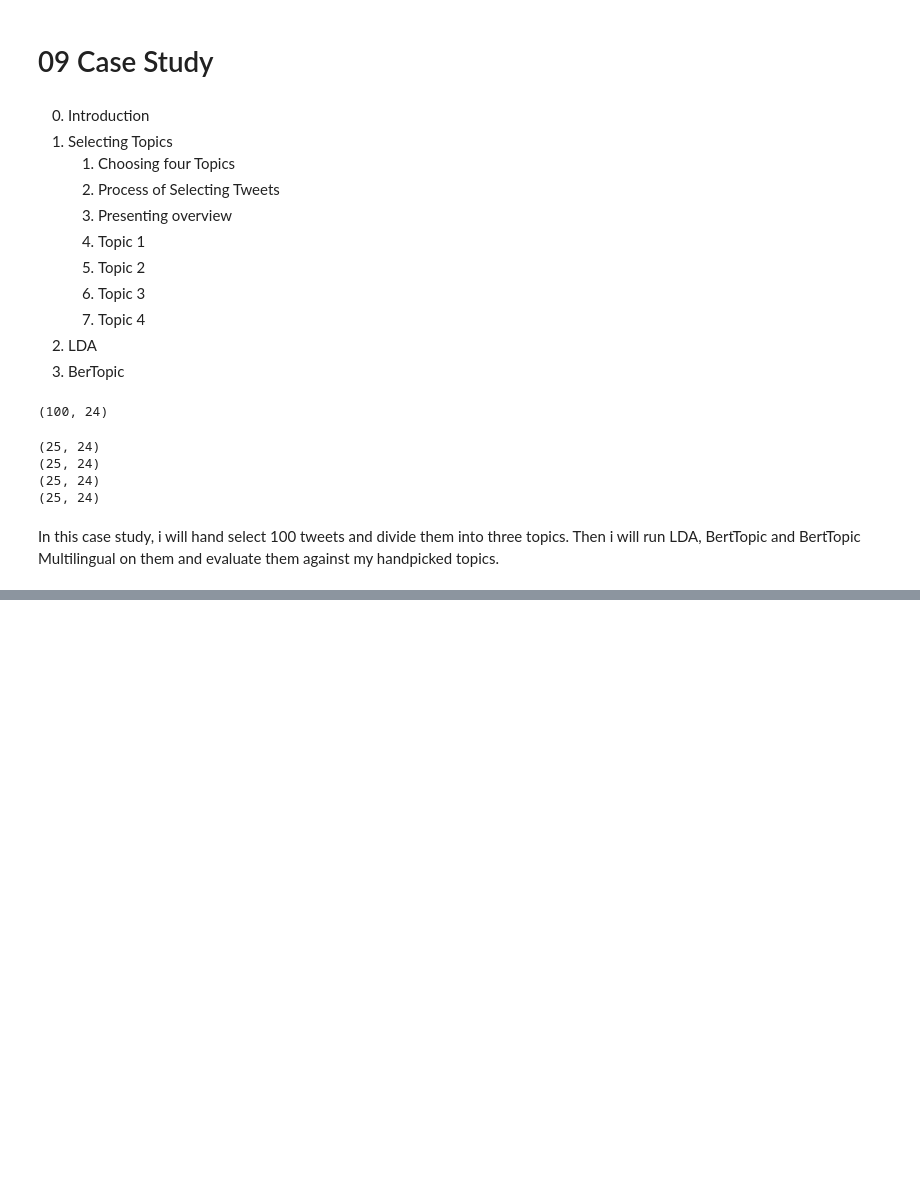
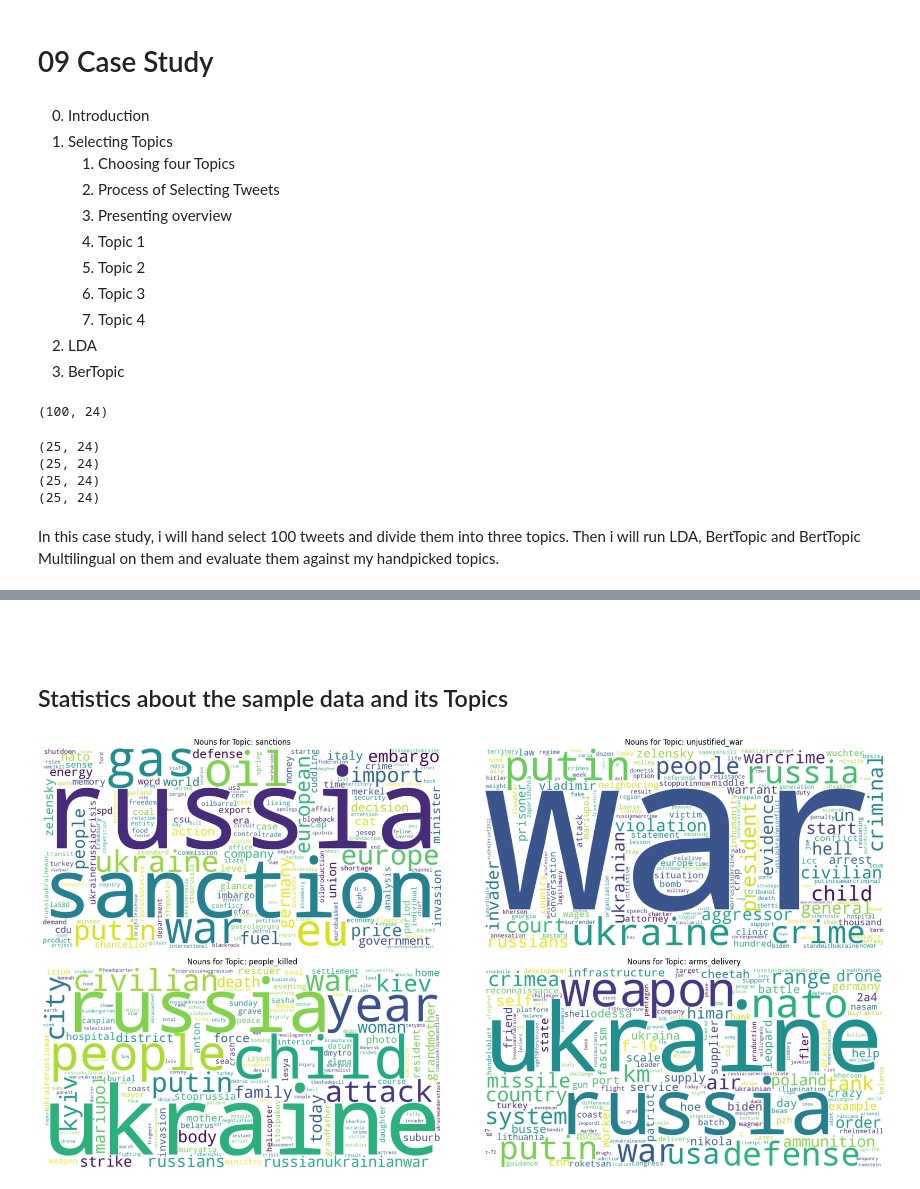
Before and after one commit to Freshpinguin/TopicAnalysisRUWTweets, a Jupyter notebook: 09CaseStudy.ipynb, the cells around one changed output, grey strips where cells are left out. Drawn from its saved outputs; the diff is of its cells as text; code cells hidden in the pictures; blank space fills up the shorter version.

```diff
--- a/09CaseStudy.ipynb
+++ b/09CaseStudy.ipynb
@@ -65,0 +81,2 @@ Index(['Unnamed: 0.2', 'Unnamed: 0.1', 'Unnamed: 0', 'text', 'translated',
+# %% [markdown]
+##
@@ -65,0 +98,50 @@ Index(['Unnamed: 0.2', 'Unnamed: 0.1', 'Unnamed: 0', 'text', 'translated',
+# %% [markdown]
+## Statistics about the sample data and its Topics
+# %%
+from collections import Counter
+
+topic_names = df["topics"].unique()
+topic_nouns_counter = {topic_name: Counter() for topic_name in topic_names}
+topic_lemmas_counter = {topic_name: Counter() for topic_name in topic_names}
+topic_adjs_verbs_counter = {topic_name: Counter() for topic_name in topic_names}
+
+
+for topic_name in topic_names:
+    df_topic = df.query(f"topics=='{topic_name}'")
+
+    def count_func(row, topic_name):
+        topic_nouns_counter[topic_name].update(row["translated_nouns"])
+        topic_lemmas_counter[topic_name].update(row["translated_lemmas"])
+        topic_adjs_verbs_counter[topic_name].update(row["translated_adjs_verbs"])
+
+    df_topic.apply(lambda x: count_func(x, topic_name), axis=1)
+# %%
+from wordcloud import WordCloud
+import matplotlib.pyplot as plt
+
+plt.rcParams["figure.figsize"] = [20, 10]
+
+fig, axis = plt.subplots(2, 2)
+
+fig.tight_layout()
+
+for ind, ax in enumerate(axis.reshape(-1)):
+
+    wc = WordCloud(
+        width=1600,
+        height=800,
+        background_color="white",
+        max_font_size=10000,
+        max_words=200,
+    )
+
+    wc.generate_from_frequencies(topic_nouns_counter[topic_names[ind]])
+
+    ax.imshow(wc, interpolation="bilinear")
+    ax.axis("off")
+    ax.title.set_text(f"Nouns for Topic: {topic_names[ind]}")
+# plt.axis('off')
+# plt.title(f"Nouns for Topic: {topic_names[0]}")
+plt.show()
+# %% [output]
+[figure, added]
```
Also changed, not shown: parts of 47 cells of this notebook, 15 other files.
